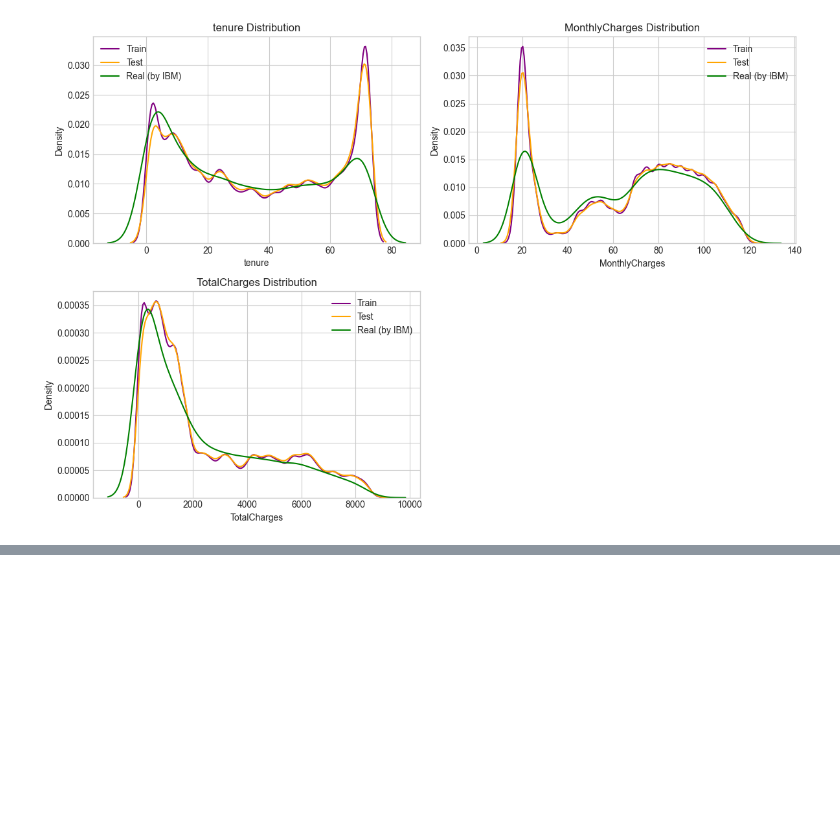
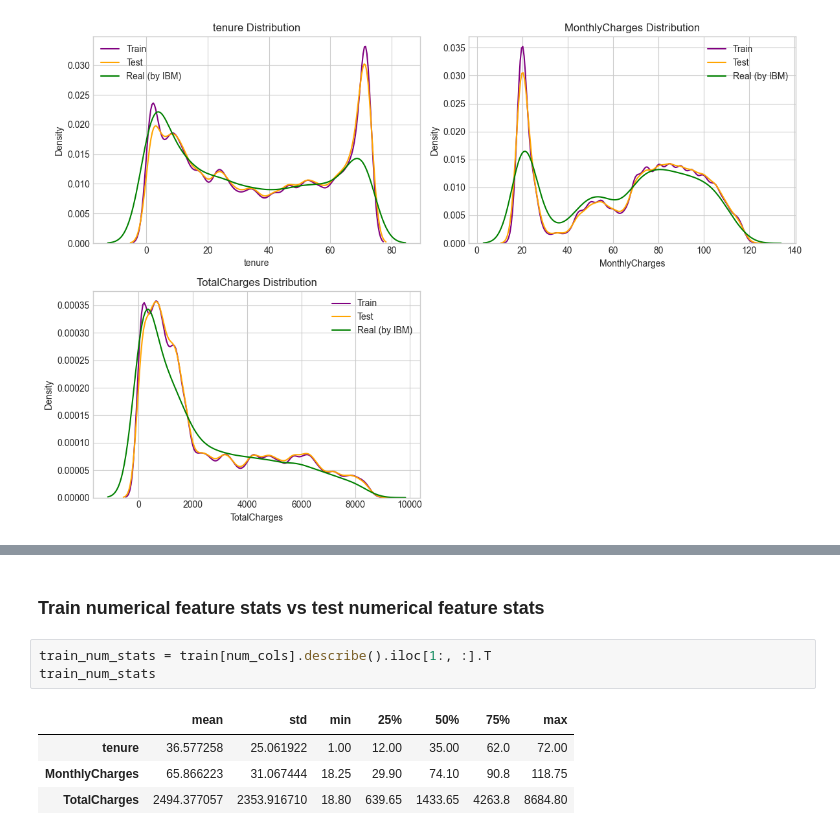
Before and after one commit to Aryan-Kaisth/Kaggle-Competitions, a Jupyter notebook: S6E3-Customer-Churn/notebooks/EDA.ipynb, the cells around one changed output, grey strips where cells are left out. Cells and saved outputs as stored; diff of their text form; blank space fills up the shorter version.

```diff
--- a/S6E3-Customer-Churn/notebooks/EDA.ipynb
+++ b/S6E3-Customer-Churn/notebooks/EDA.ipynb
@@ -183,0 +280,10 @@ plt.show()
+# %% [markdown]
+### Train numerical feature stats vs test numerical feature stats
+# %%
+train_num_stats = train[num_cols].describe().iloc[1:, :].T
+train_num_stats
+# %% [output]
+|  | mean | std | min | 25% | 50% | 75% | max |
+| tenure | 36.577258 | 25.061922 | 1.00 | 12.00 | 35.00 | 62.0 | 72.00 |
+| MonthlyCharges | 65.866223 | 31.067444 | 18.25 | 29.90 | 74.10 | 90.8 | 118.75 |
+| TotalCharges | 2494.377057 | 2353.916710 | 18.80 | 639.65 | 1433.65 | 4263.8 | 8684.80 |
```
Also changed, not shown: parts of 15 cells of this notebook.
